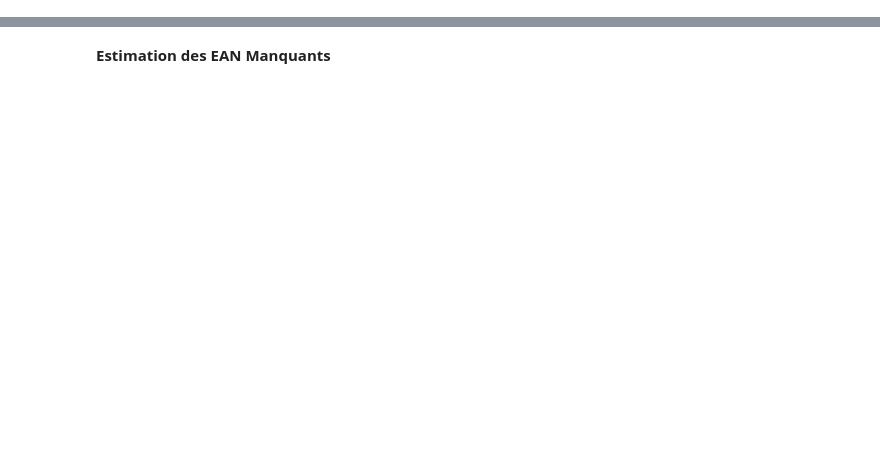
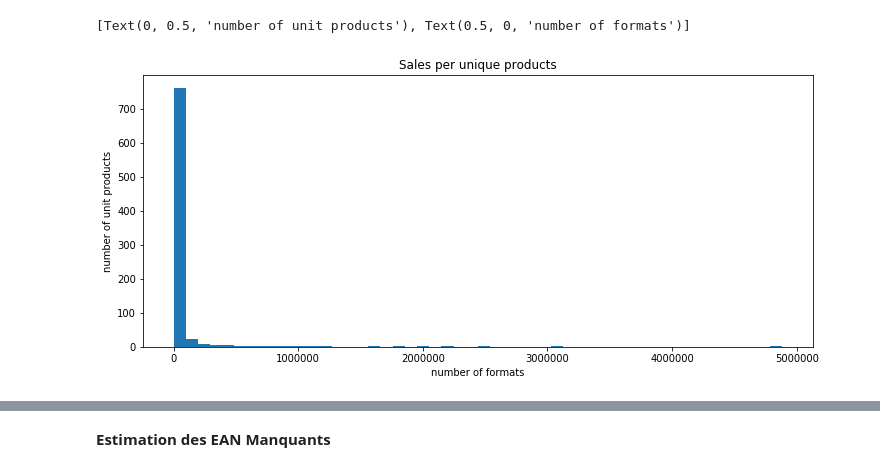
Before and after one commit to alex-toy/italians_do_it_better, a Jupyter notebook: Fusion_N_O.ipynb, the cells around one changed output, grey strips where cells are left out. Cells and saved outputs as stored; diff of their text form; code cells hidden in the pictures; blank space fills up the shorter version.

```diff
--- a/Fusion_N_O.ipynb
+++ b/Fusion_N_O.ipynb
@@ -66 +82,6 @@ df_prod_summary['N_COUNT'].plot.hist(bins=50, title='number of formats per uniqu
+# %%
+df_prod_summary['DERNIER CAM'].plot.hist(bins=50, title='Sales per unique products', figsize=(12,5)).set(xlabel='number of formats', ylabel='number of unit products')
+# %% [output]
+[Text(0, 0.5, 'number of unit products'), Text(0.5, 0, 'number of formats')]
+[figure, added]
 # %%
```
Also changed, not shown: parts of 14 cells of this notebook, 1 other file.
